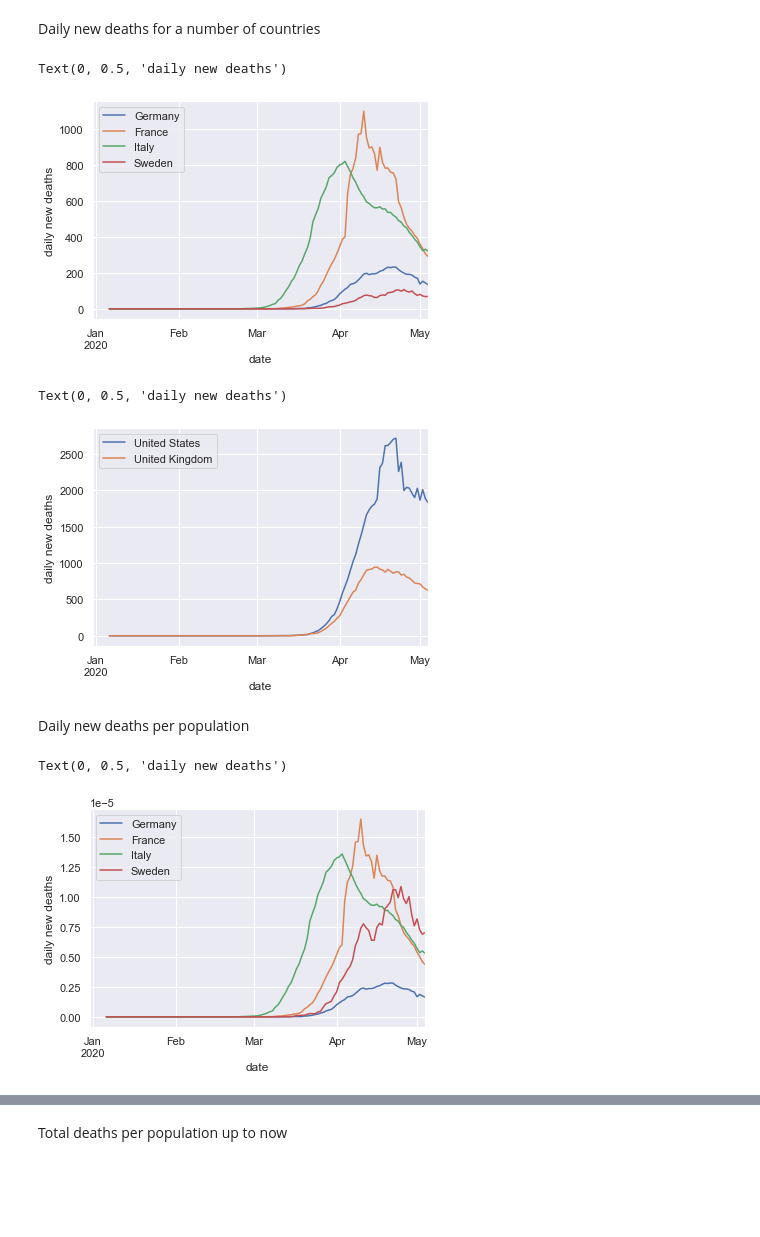
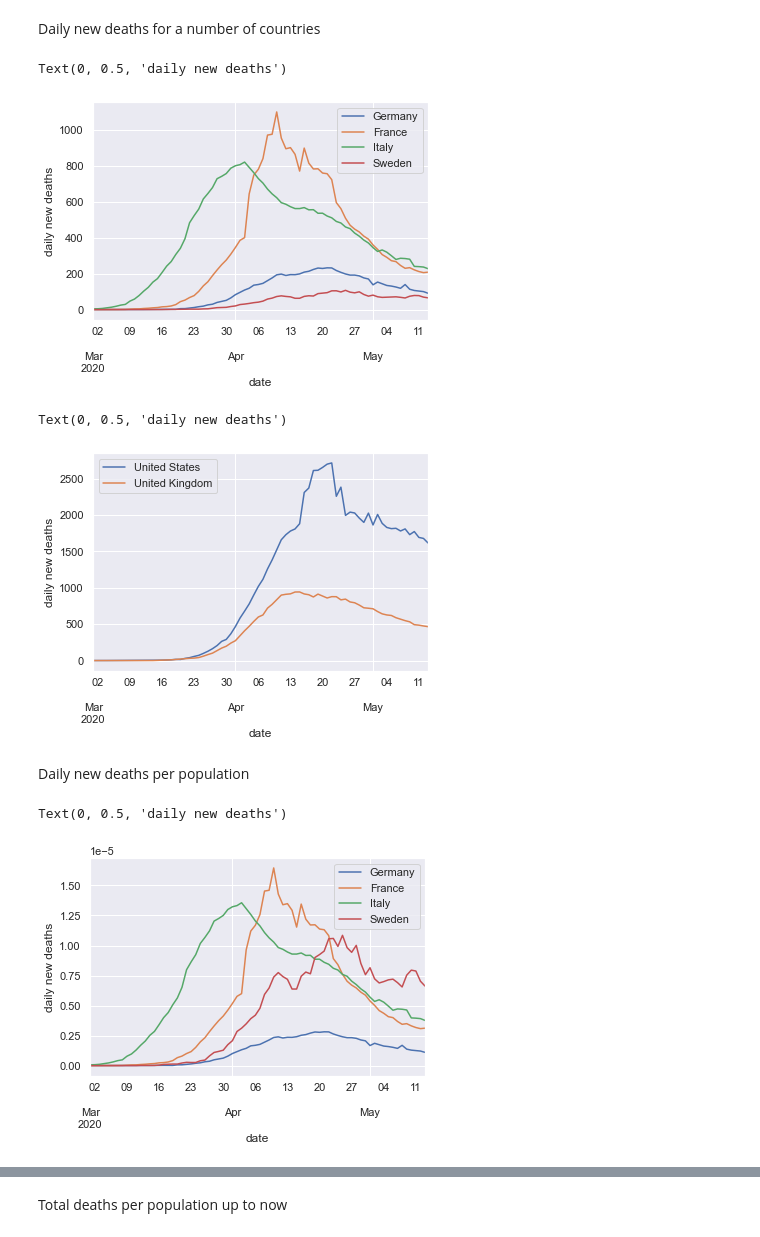
Before and after one commit to wtkranz/CoronaPlay, a Jupyter notebook: coronaplay.ipynb, the cells around one changed output, grey strips where cells are left out. Drawn from its saved outputs; the diff is of its cells as text; code cells hidden in the pictures; blank space fills up the shorter version.

```diff
--- a/coronaplay.ipynb
+++ b/coronaplay.ipynb
@@ -14,7 +17,10 @@ import urllib.request as request # only needed explicitly for Cloudflare hack be
 # %%
-data = pandas.read_csv("https://covid.ourworldindata.org/data/ecdc/new_cases.csv",
-                       index_col='date', parse_dates=True)
-data
+data = pandas.read_csv(
+    "https://covid.ourworldindata.org/data/ecdc/new_cases.csv",
+    index_col="date",
+    parse_dates=True,
+)
+data.fillna("")
 # %% [output]
 |  | World | Afghanistan | Albania | Algeria | Andorra | Angola | Anguilla | Antigua and Barbuda | Argentina | ... |
 | date |  |  |  |  |  |  |  |  |  | ... |
@@ -188,7 +251,10 @@ for ax in axs:
 # %%
-newdeaths = pandas.read_csv("https://covid.ourworldindata.org/data/ecdc/new_deaths.csv",
-                       index_col='date', parse_dates=True)
-newdeaths
+newdeaths = pandas.read_csv(
+    "https://covid.ourworldindata.org/data/ecdc/new_deaths.csv",
+    index_col="date",
+    parse_dates=True,
+)
+newdeaths.fillna("")
 # %% [output]
 |  | World | Afghanistan | Albania | Algeria | Andorra | Angola | Anguilla | Antigua and Barbuda | Argentina | ... |
 | date |  |  |  |  |  |  |  |  |  | ... |
@@ -207,20 +273,38 @@ newdeaths
 # %% [markdown]
 Daily new deaths for a number of countries
 # %%
-newdeaths[['Germany', 'France', 'Italy', 'Sweden']].rolling(window=7).mean().plot().set_ylabel("daily new deaths")
+newdeaths[["Germany", "France", "Italy", "Sweden"]].rolling(
+    window=7
+).mean().plot(
+    xlim=(pandas.to_datetime("1 Mar 2020"), data.index[-1])
+).set_ylabel(
+    "daily new deaths"
+)
 # %% [output]
 Text(0, 0.5, 'daily new deaths')
-[figure, old version]
+[figure, new version]
 # %%
-newdeaths[['United States', 'United Kingdom']].rolling(window=7).mean().plot().set_ylabel("daily new deaths")
+newdeaths[["United States", "United Kingdom"]].rolling(
+    window=7
+).mean().plot(
+    xlim=(pandas.to_datetime("1 Mar 2020"), data.index[-1])
+).set_ylabel(
+    "daily new deaths"
+)
 # %% [output]
 Text(0, 0.5, 'daily new deaths')
-[figure, old version]
+[figure, new version]
 # %% [markdown]
 Daily new deaths per population
 # %%
-(newdeaths / population)[['Germany', 'France', 'Italy', 'Sweden']].rolling(window=7).mean().plot().set_ylabel("daily new deaths")
+(newdeaths / population)[
+    ["Germany", "France", "Italy", "Sweden"]
+].rolling(window=7).mean().plot(
+    xlim=(pandas.to_datetime("1 Mar 2020"), data.index[-1])
+).set_ylabel(
+    "daily new deaths"
+)
 # %% [output]
 Text(0, 0.5, 'daily new deaths')
-[figure, old version]
+[figure, new version]
 # %%
```
Also changed, not shown: parts of 40 cells of this notebook.
